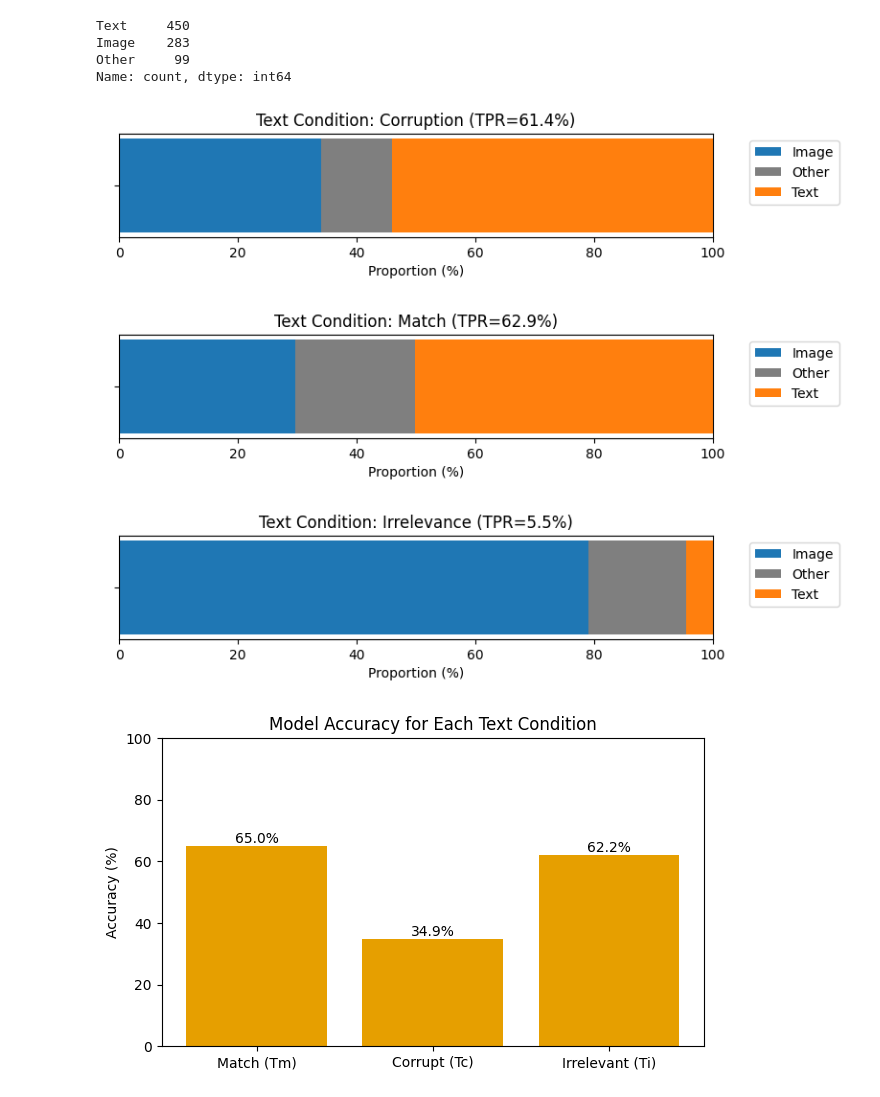
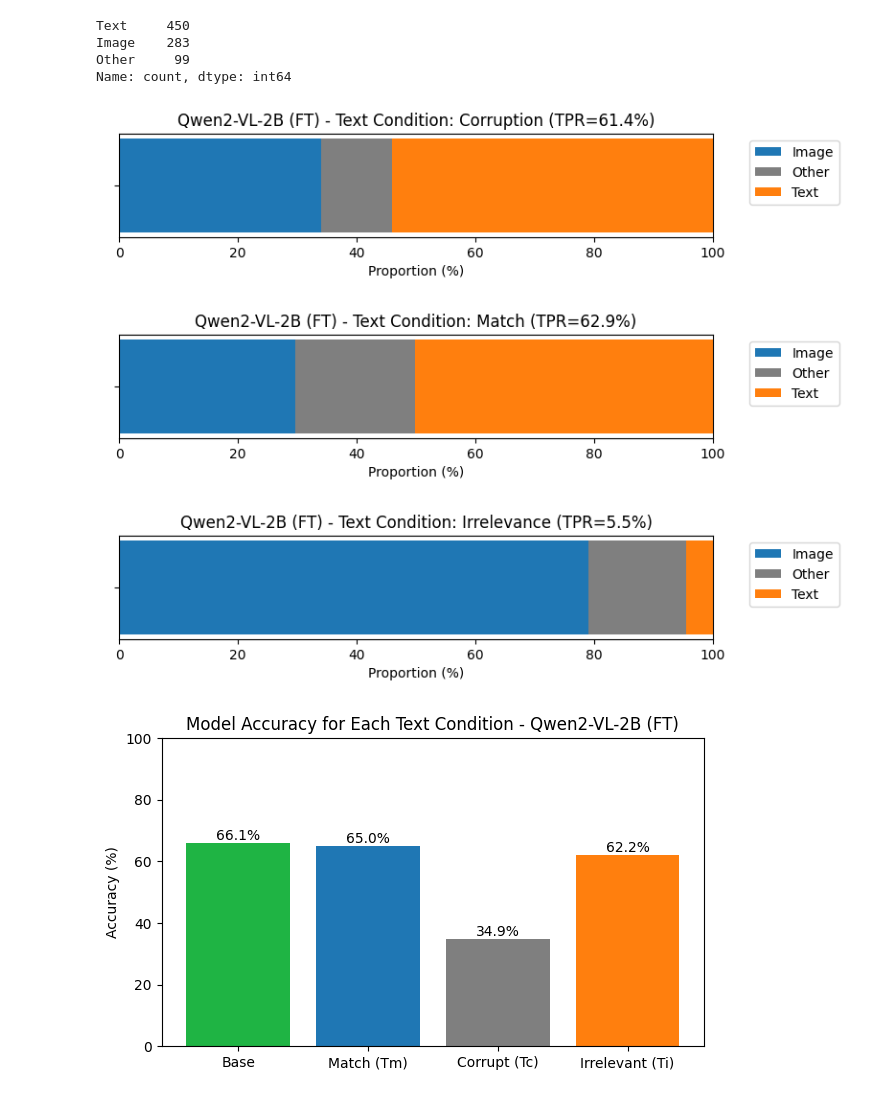
Before and after one commit to GabrielAlbuquerque01/projeto-visao, a Jupyter notebook: evaluation.ipynb, the cells around one changed output. Drawn from its saved outputs; the diff is of its cells as text; code cells hidden in the pictures.

```diff
--- a/evaluation.ipynb
+++ b/evaluation.ipynb
@@ -81,9 +81,11 @@ plot_behavior("Text Condition: Irrelevance", df_qwen_irrelevant_behavior, tpr_ir
 # %%
+acc_base = (df_qwen["base_responses"].apply(normalize_answer_vqa) == df_qwen["answer"].apply(normalize_answer_vqa)).mean()*100
 acc_match = (df_qwen["mix_tm_responses"].apply(normalize_answer_vqa) == df_qwen["answer"].apply(normalize_answer_vqa)).mean()*100
 acc_corrupt = (df_qwen["mix_tc_responses"].apply(normalize_answer_vqa) == df_qwen["answer"].apply(normalize_answer_vqa)).mean()*100
 acc_irrelevant = (df_qwen["mix_ti_responses"].apply(normalize_answer_vqa) == df_qwen["answer"].apply(normalize_answer_vqa)).mean()*100
 
 accs = {
+    "Base": acc_base,
     "Match (Tm)": acc_match,
     "Corrupt (Tc)": acc_corrupt,
     "Irrelevant (Ti)": acc_irrelevant
@@ -91,9 +93,9 @@ accs = {
 
 # Plot
 plt.figure(figsize=(7,4))
-plt.bar(accs.keys(), accs.values(), color="#e69f00")
+plt.bar(accs.keys(), accs.values(), color = ["#1fb444", "#1f77b4", "#7f7f7f", "#ff7f0e"])
 plt.ylabel("Accuracy (%)")
-plt.title("Model Accuracy for Each Text Condition")
+plt.title("Model Accuracy for Each Text Condition - Qwen2-VL-2B")
 plt.ylim(0,100)
 
 for i, (k, v) in enumerate(accs.items()):
@@ -129,9 +131,11 @@ plot_behavior("Text Condition: Irrelevance", df_mini_irrelevant_behavior, tpr_ir
 # %%
+acc_base = (df_mini["Base_responses"].apply(normalize_answer_vqa) == df_mini["answer"].apply(normalize_answer_vqa)).mean()*100
 acc_match = (df_mini["mix_tm_responses"].apply(normalize_answer_vqa) == df_mini["answer"].apply(normalize_answer_vqa)).mean()*100
 acc_corrupt = (df_mini["mix_tc_responses"].apply(normalize_answer_vqa) == df_mini["answer"].apply(normalize_answer_vqa)).mean()*100
 acc_irrelevant = (df_mini["mix_ti_responses"].apply(normalize_answer_vqa) == df_mini["answer"].apply(normalize_answer_vqa)).mean()*100
 
 accs = {
+    "Base": acc_base,
     "Match (Tm)": acc_match,
     "Corrupt (Tc)": acc_corrupt,
     "Irrelevant (Ti)": acc_irrelevant
@@ -139,9 +143,9 @@ accs = {
 
 # Plot
 plt.figure(figsize=(7,4))
-plt.bar(accs.keys(), accs.values(), color="#e69f00")
+plt.bar(accs.keys(), accs.values(), color = ["#1fb444","#1f77b4", "#7f7f7f", "#ff7f0e"])
 plt.ylabel("Accuracy (%)")
-plt.title("Model Accuracy for Each Text Condition")
+plt.title("Model Accuracy for Each Text Condition - GPT-4o mini")
 plt.ylim(0,100)
 
 for i, (k, v) in enumerate(accs.items()):
@@ -174,34 +178,36 @@ Image    283
 Other     99
 Name: count, dtype: int64
 # %%
-plot_behavior("Text Condition: Corruption", df_qwen_ft_conflict_behavior, tpr_conflict)
-plot_behavior("Text Condition: Match", df_qwen_ft_match_behavior, tpr_match)
-plot_behavior("Text Condition: Irrelevance", df_qwen_ft_irrelevant_behavior, tpr_irrelevant)
+plot_behavior("Qwen2-VL-2B (FT) - Text Condition: Corruption", df_qwen_ft_conflict_behavior, tpr_conflict)
+plot_behavior("Qwen2-VL-2B (FT) - Text Condition: Match", df_qwen_ft_match_behavior, tpr_match)
+plot_behavior("Qwen2-VL-2B (FT) - Text Condition: Irrelevance", df_qwen_ft_irrelevant_behavior, tpr_irrelevant)
 # %% [output]
-[figure, old version]
+[figure, new version]
-[figure, old version]
+[figure, new version]
-[figure, old version]
+[figure, new version]
 # %%
+acc_base = (df_qwen_ft["base_responses"].apply(normalize_answer_vqa) == df_qwen_ft["answer"].apply(normalize_answer_vqa)).mean()*100
 acc_match = (df_qwen_ft["mix_tm_responses"].apply(normalize_answer_vqa) == df_qwen_ft["answer"].apply(normalize_answer_vqa)).mean()*100
 acc_corrupt = (df_qwen_ft["mix_tc_responses"].apply(normalize_answer_vqa) == df_qwen_ft["answer"].apply(normalize_answer_vqa)).mean()*100
 acc_irrelevant = (df_qwen_ft["mix_ti_responses"].apply(normalize_answer_vqa) == df_qwen_ft["answer"].apply(normalize_answer_vqa)).mean()*100
 
 accs = {
+    "Base": acc_base,
     "Match (Tm)": acc_match,
     "Corrupt (Tc)": acc_corrupt,
     "Irrelevant (Ti)": acc_irrelevant
 }
 
 # Plot
 plt.figure(figsize=(7,4))
-plt.bar(accs.keys(), accs.values(), color="#e69f00")
+plt.bar(accs.keys(), accs.values(), color = ["#1fb444","#1f77b4", "#7f7f7f", "#ff7f0e"])
 plt.ylabel("Accuracy (%)")
-plt.title("Model Accuracy for Each Text Condition")
+plt.title("Model Accuracy for Each Text Condition - Qwen2-VL-2B (FT)")
 plt.ylim(0,100)
 
 for i, (k, v) in enumerate(accs.items()):
     plt.text(i, v + 1, f"{v:.1f}%", ha='center')
 
 plt.show()
 # %% [output]
-[figure, old version]
+[figure, new version]
```
Also changed, not shown: parts of 4 cells of this notebook.
